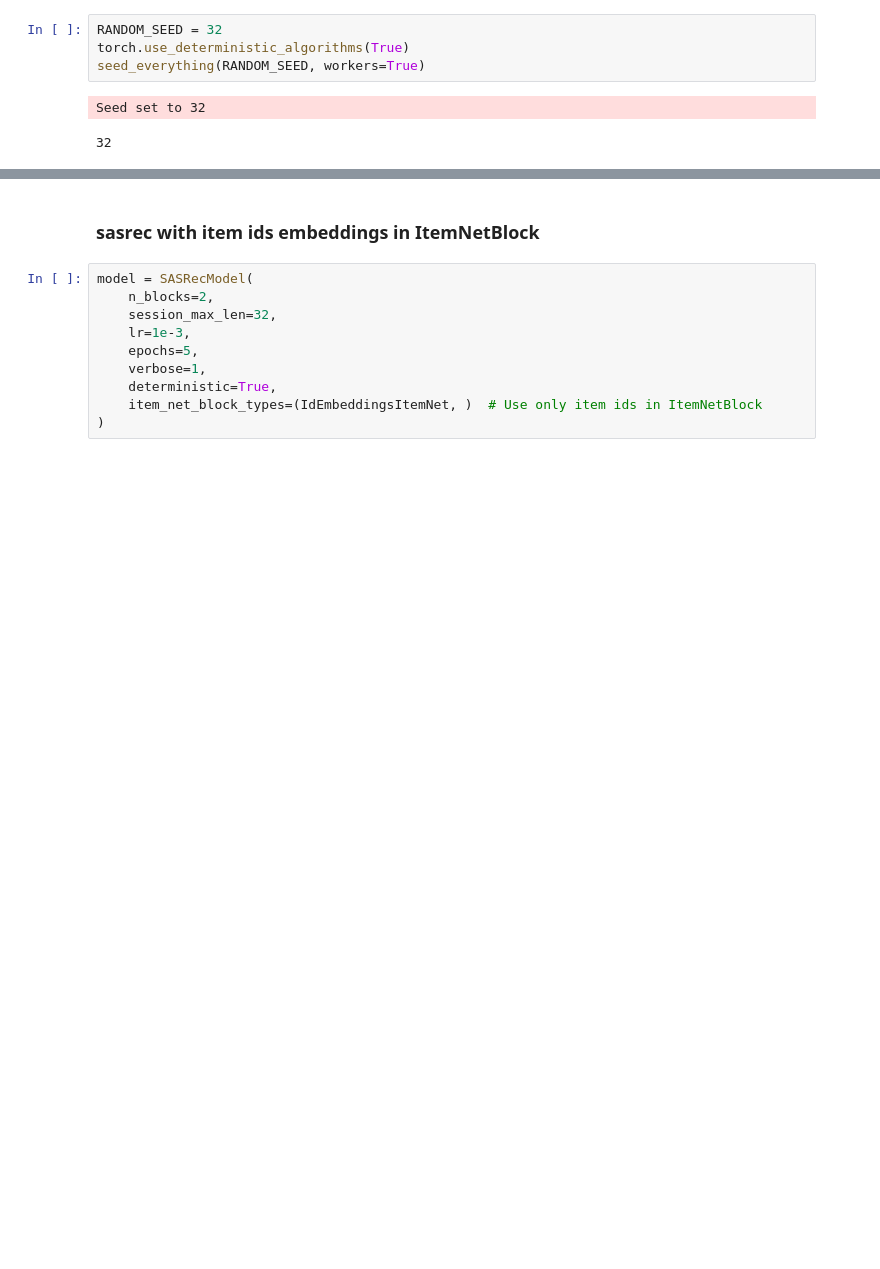
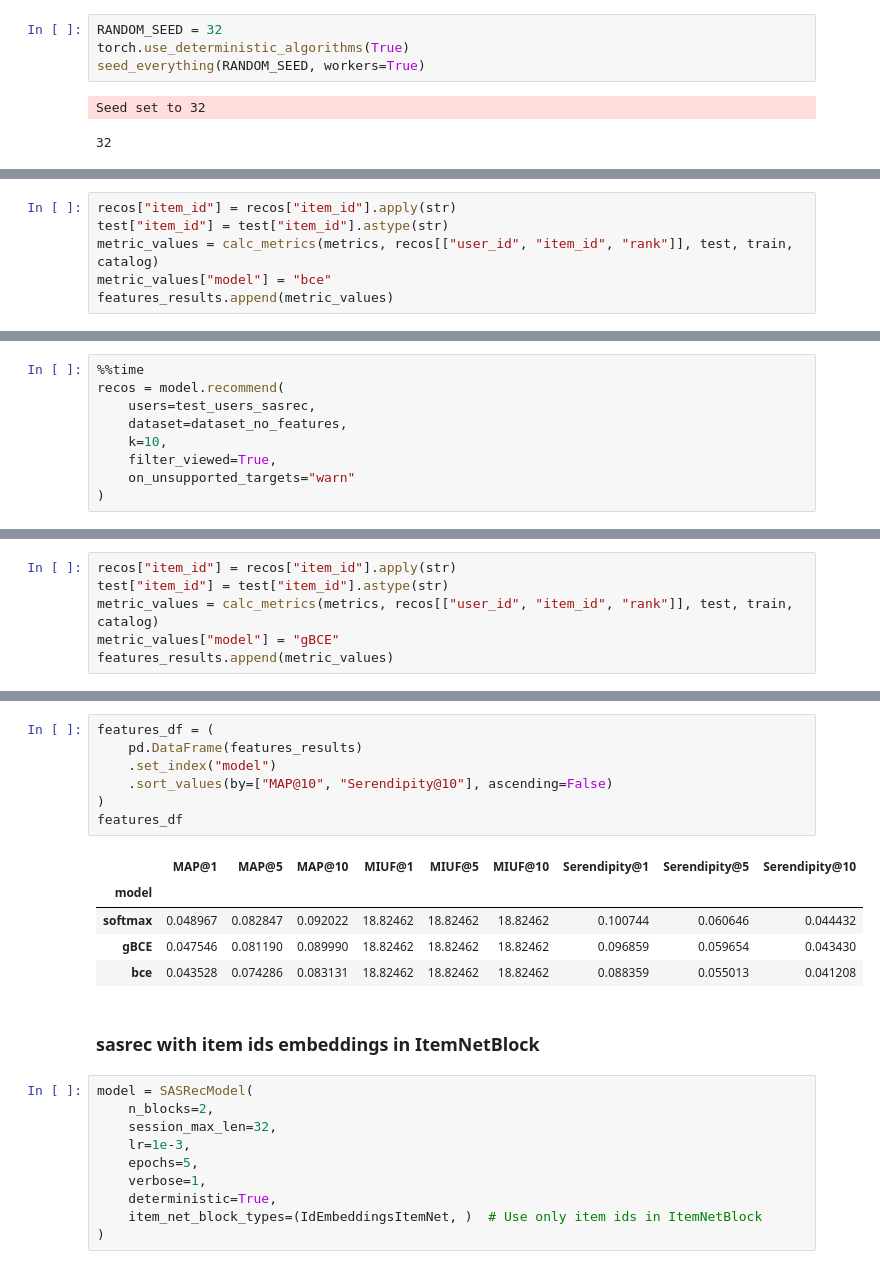
Before and after one commit to MobileTeleSystems/RecTools, a Jupyter notebook: examples/sasrec_metrics_comp.ipynb, the cells around one changed output, grey strips where cells are left out. Saved outputs shown, nothing was run; the diff lists cells and outputs as text; blank space fills up the shorter version.

```diff
--- a/examples/sasrec_metrics_comp.ipynb
+++ b/examples/sasrec_metrics_comp.ipynb
@@ -127,0 +248,6 @@ session_maxlen=32
+# %%
+recos["item_id"] = recos["item_id"].apply(str)
+test["item_id"] = test["item_id"].astype(str)
+metric_values = calc_metrics(metrics, recos[["user_id", "item_id", "rank"]], test, train, catalog)
+metric_values["model"] = "bce"
+features_results.append(metric_values)
@@ -127,0 +301,9 @@ session_maxlen=32
+# %%
+%%time
+recos = model.recommend(
+    users=test_users_sasrec,
+    dataset=dataset_no_features,
+    k=10,
+    filter_viewed=True,
+    on_unsupported_targets="warn"
+)
@@ -127,0 +318,6 @@ session_maxlen=32
+# %%
+recos["item_id"] = recos["item_id"].apply(str)
+test["item_id"] = test["item_id"].astype(str)
+metric_values = calc_metrics(metrics, recos[["user_id", "item_id", "rank"]], test, train, catalog)
+metric_values["model"] = "gBCE"
+features_results.append(metric_values)
@@ -128,3 +337,16 @@ session_maxlen=32
+# %%
+features_df = (
+    pd.DataFrame(features_results)
+    .set_index("model")
+    .sort_values(by=["MAP@10", "Serendipity@10"], ascending=False)
+)
+features_df
+# %% [output]
+|  | MAP@1 | MAP@5 | MAP@10 | MIUF@1 | MIUF@5 | MIUF@10 | Serendipity@1 | Serendipity@5 | Serendipity@10 |
+| model |  |  |  |  |  |  |  |  |  |
+| softmax | 0.048967 | 0.082847 | 0.092022 | 18.82462 | 18.82462 | 18.82462 | 0.100744 | 0.060646 | 0.044432 |
+| gBCE | 0.047546 | 0.081190 | 0.089990 | 18.82462 | 18.82462 | 18.82462 | 0.096859 | 0.059654 | 0.043430 |
+| bce | 0.043528 | 0.074286 | 0.083131 | 18.82462 | 18.82462 | 18.82462 | 0.088359 | 0.055013 | 0.041208 |
 # %% [markdown]
 ### sasrec with item ids embeddings in ItemNetBlock
 # %%
```
Also changed, not shown: parts of 39 cells of this notebook, 3 other files.
